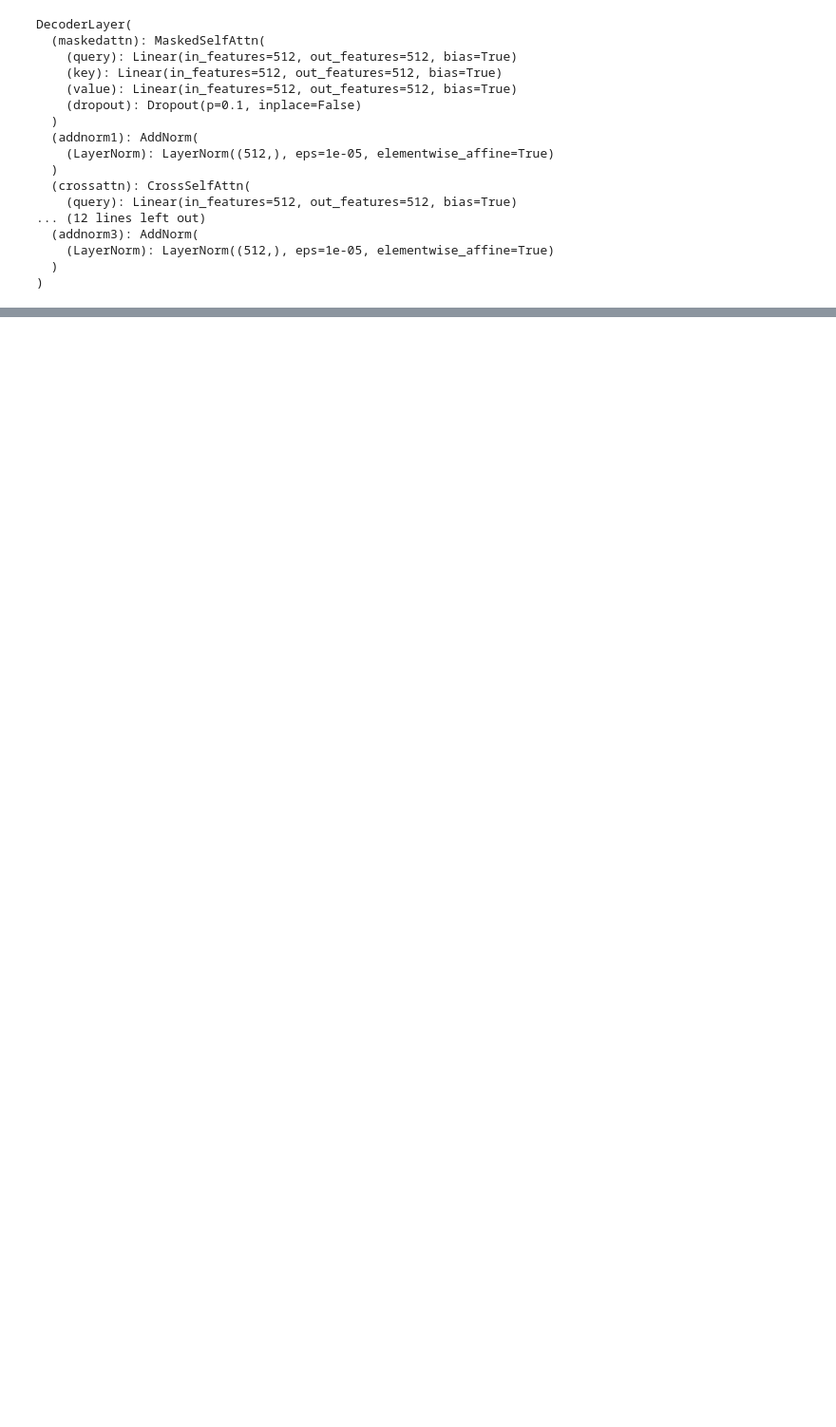
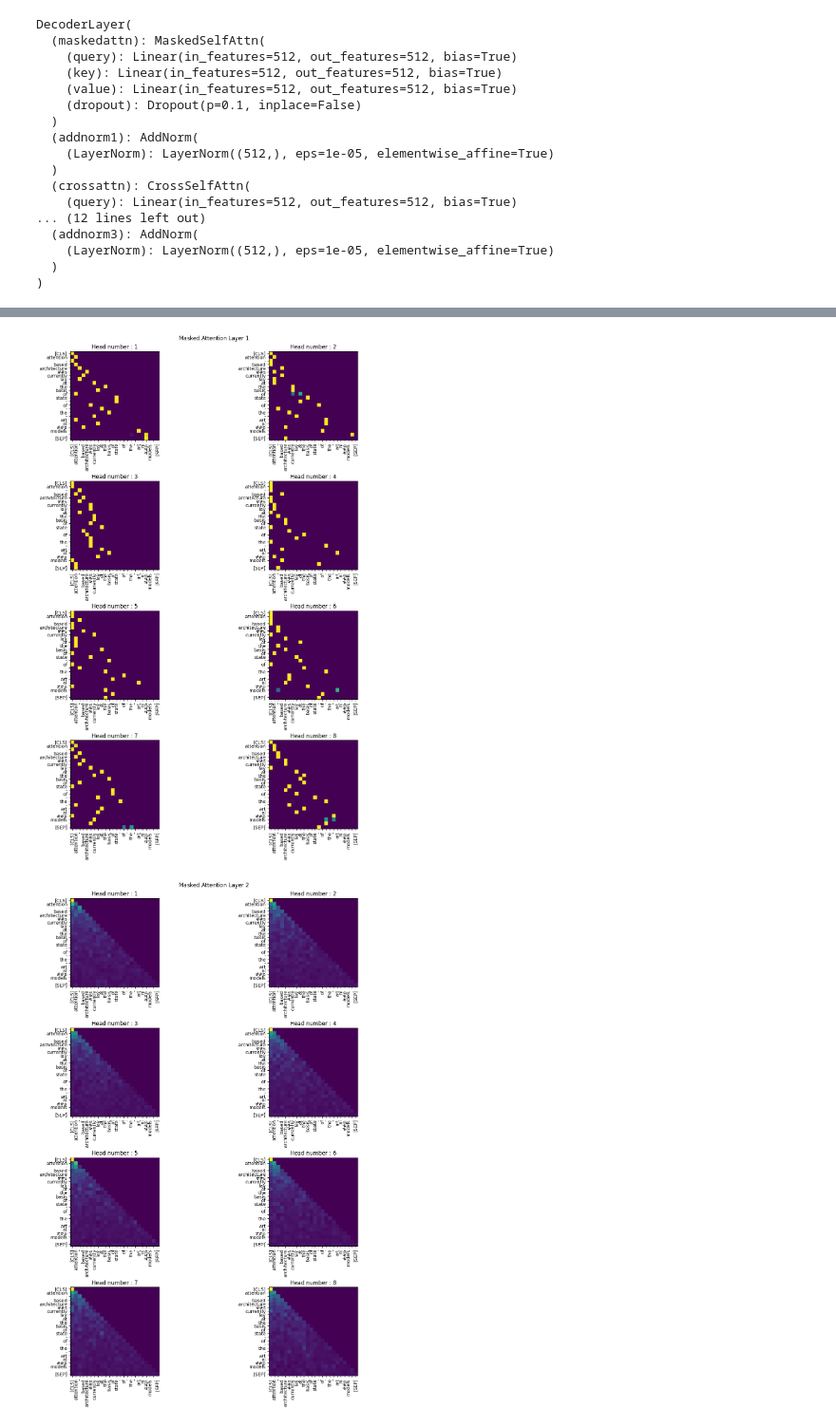
Before and after one commit to MinDongRyul/DL, a Jupyter notebook: transformer_with_torch.ipynb, the cells around one changed output, grey strips where cells are left out. Shown at 95% size. Drawn from its saved outputs; the diff is of its cells as text; code cells hidden in the pictures; blank space fills up the shorter version.

```diff
--- a/transformer_with_torch.ipynb
+++ b/transformer_with_torch.ipynb
@@ -734,0 +818,6 @@ result.shape, result
+# %%
+for idx in range(2):
+    visualization_attn_score(token['input_ids'][2], 2, masked_attn_probs, idx, 'Masked Attention Layer {}'.format(idx+1))
+# %% [output]
+[figure, added]
+[figure, added]
```
Also changed, not shown: parts of 40 cells of this notebook, 9 other files.
